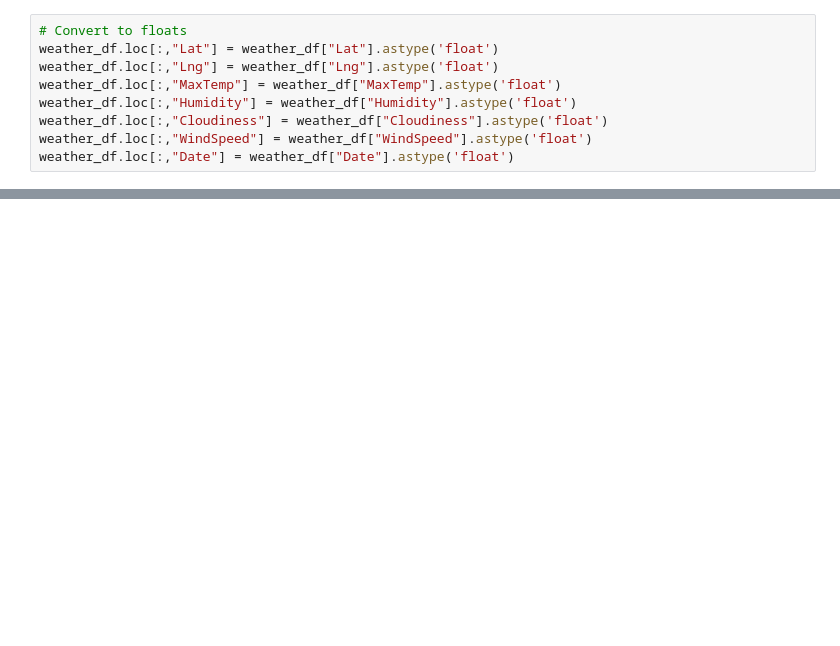
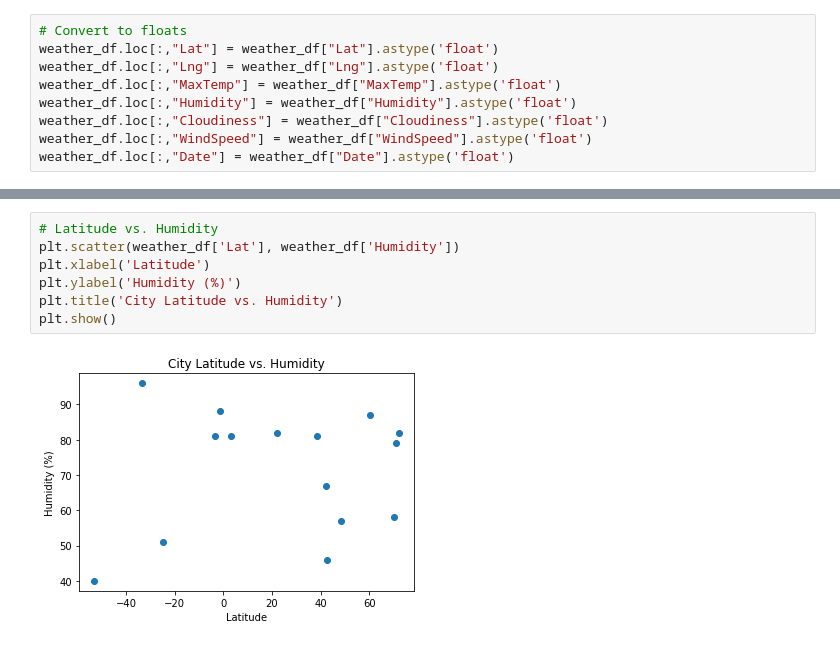
Before and after one commit to sgaetz1/python-api-challenge, a Jupyter notebook: WeatherPy/WeatherPy.ipynb, the cells around one changed output, grey strips where cells are left out. Cells and saved outputs as stored; diff of their text form; blank space fills up the shorter version.

```diff
--- a/WeatherPy/WeatherPy.ipynb
+++ b/WeatherPy/WeatherPy.ipynb
@@ -164,0 +183,9 @@ summary_stats.describe(include='all')
+# %%
+# Latitude vs. Humidity
+plt.scatter(weather_df['Lat'], weather_df['Humidity'])
+plt.xlabel('Latitude')
+plt.ylabel('Humidity (%)')
+plt.title('City Latitude vs. Humidity')
+plt.show()
+# %% [output]
+[figure, added]
```
Also changed, not shown: parts of 19 cells of this notebook, 1 other file.
